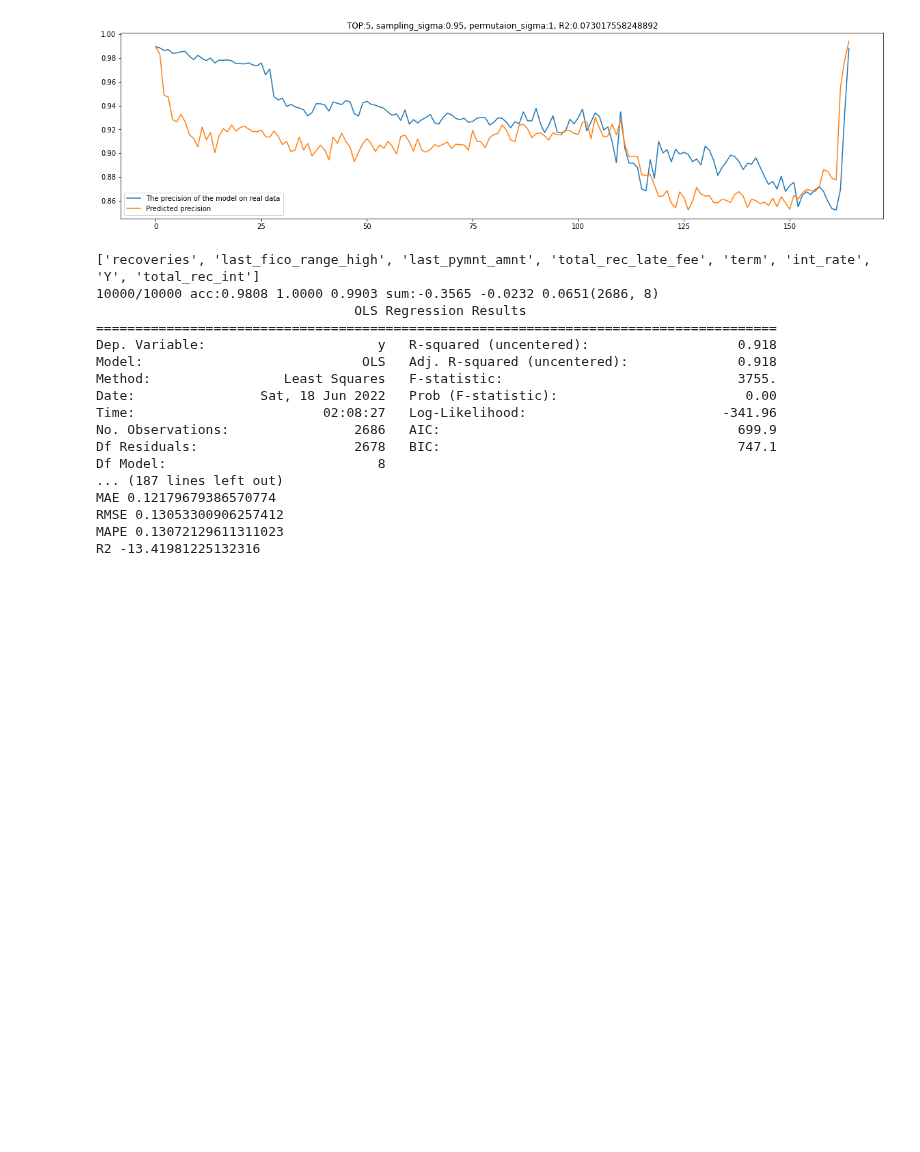
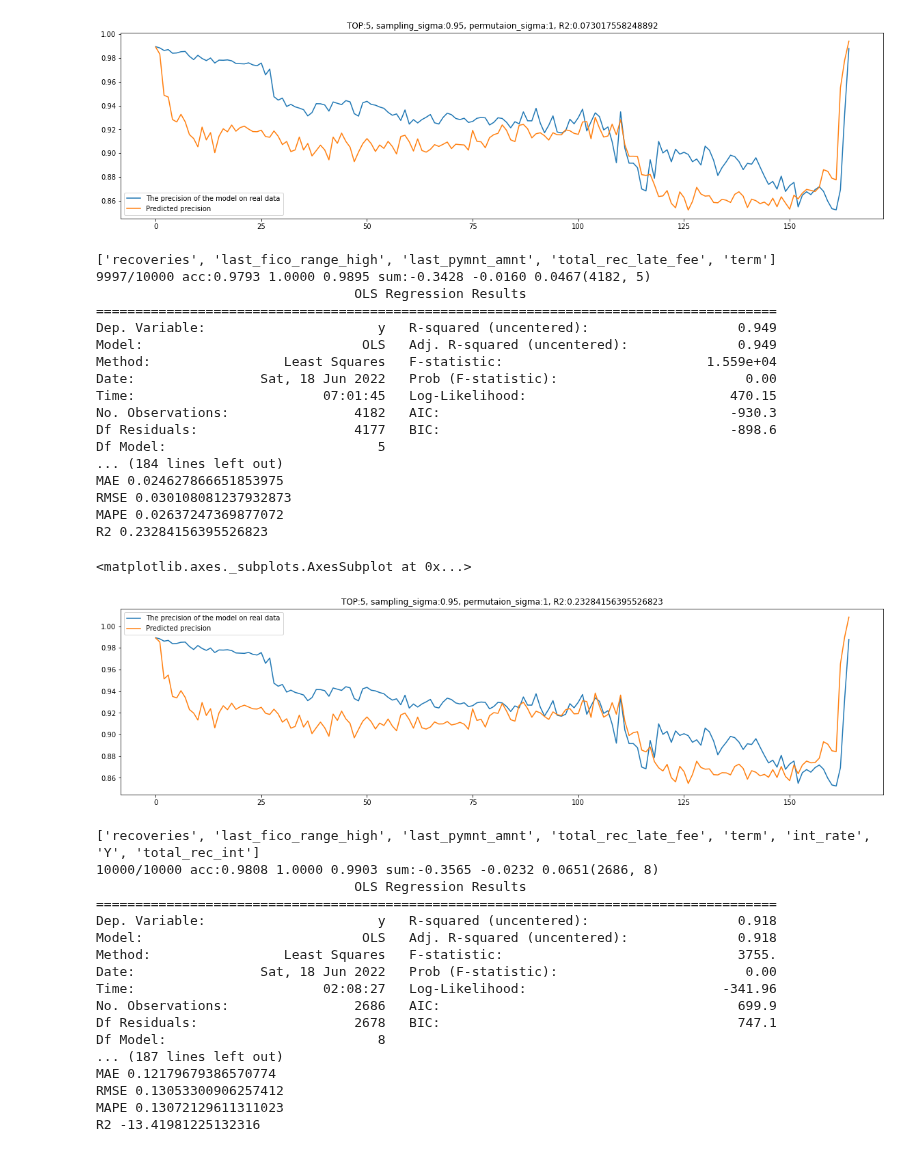
Before and after one commit to dolmani38/drift, a Jupyter notebook: Concept drift에 의한 모델의 성능 추정 방법_0618.ipynb, the cells around one changed output. Saved outputs shown, nothing was run; the diff lists cells and outputs as text; code cells hidden in the pictures; blank space fills up the shorter version.

```diff
--- a/Concept drift에 의한 모델의 성능 추정 방법_0618.ipynb
+++ b/Concept drift에 의한 모델의 성능 추정 방법_0618.ipynb
@@ -1094,6 +1095,49 @@ MAPE 0.02940999576052752
 R2 0.073017558248892
 <matplotlib.axes._subplots.AxesSubplot at 0x...>
 [figure]
+# %%
+
+TOP = 5
+sampling_sigma=0.95
+permutaion_sigma=1
+
+itc = getImportanceColumnNameTop(prefix="",top=TOP)
+top_list = getImportanceIndexTop(top=TOP)
+print(itc)
+metric_a,metric_b,metric_c,drift_data_ks_stats,drift_data_ks_pvals,drift_data_ks_stats_diff,drift_data_ks_pvals_diff,length,mdr = drift_sampling2(ML[2010].predict,sampling_sigma=sampling_sigma,permutaion_sigma=permutaion_sigma,epoch = 10000,toplist=top_list)
+
+trainset = pd.DataFrame(drift_data_ks_stats*drift_data_ks_pvals_diff,columns=COLUMNS)
+dx = trainset[itc]
+print(dx.shape)
+
+model = sm.OLS(metric_c[:,0], dx).fit() ## sm.OLS(output, input)
+# Print out the statistics
+print(model.summary())
+
+print("mdr:",mdr)
+df2 = predict_precision_for_PPM2(model)
+MAE,RMSE,MAPE,r_2 = result_statistics(df2)
+df2.plot(title=f'TOP:{TOP}, sampling_sigma:{sampling_sigma}, permutaion_sigma:{permutaion_sigma}, R2:{r_2}', figsize=(20,5))
+# %% [output]
+['recoveries', 'last_fico_range_high', 'last_pymnt_amnt', 'total_rec_late_fee', 'term']
+9997/10000 acc:0.9793 1.0000 0.9895 sum:-0.3428 -0.0160 0.0467(4182, 5)
+                                 OLS Regression Results
+=======================================================================================
+Dep. Variable:                      y   R-squared (uncentered):                   0.949
+Model:                            OLS   Adj. R-squared (uncentered):              0.949
+Method:                 Least Squares   F-statistic:                          1.559e+04
+Date:                Sat, 18 Jun 2022   Prob (F-statistic):                        0.00
+Time:                        07:01:45   Log-Likelihood:                          470.15
+No. Observations:                4182   AIC:                                     -930.3
+Df Residuals:                    4177   BIC:                                     -898.6
+Df Model:                           5
+... (184 lines left out)
+MAE 0.024627866651853975
+RMSE 0.030108081237932873
+MAPE 0.02637247369877072
+R2 0.23284156395526823
+<matplotlib.axes._subplots.AxesSubplot at 0x...>
+[figure, added]
 # %%
 
 TOP = 8
```
Also changed, not shown: parts of 6 cells of this notebook.
